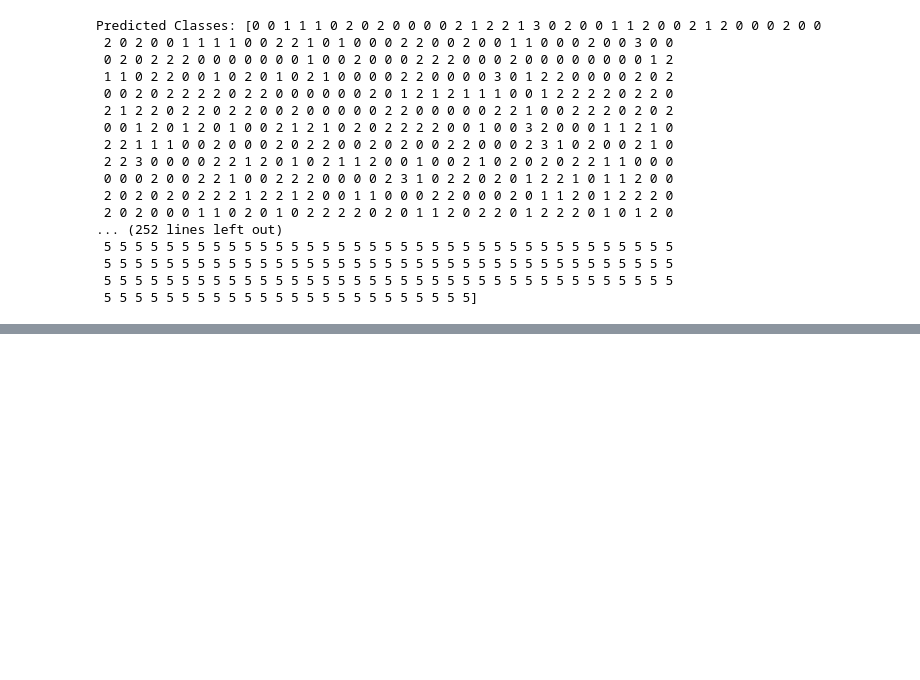
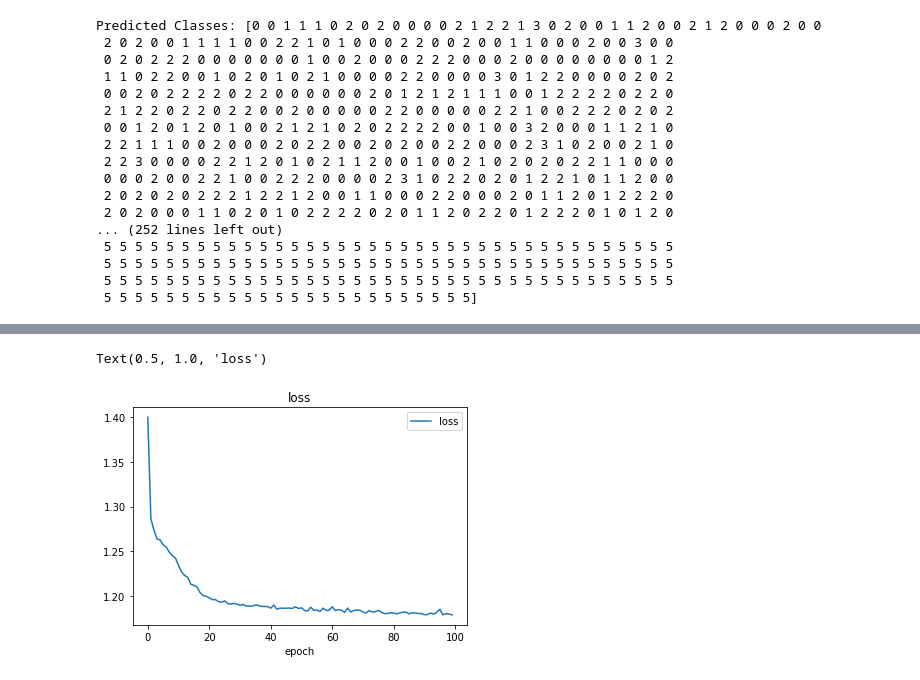
Before and after one commit to Pranav-Sukumar/NFL_Combine_Analysis, a Jupyter notebook: Seenu_Initial_Analysis/SeenuNFL.ipynb, the cells around one changed output, grey strips where cells are left out. Drawn from its saved outputs; the diff is of its cells as text; code cells hidden in the pictures; blank space fills up the shorter version.

```diff
--- a/Seenu_Initial_Analysis/SeenuNFL.ipynb
+++ b/Seenu_Initial_Analysis/SeenuNFL.ipynb
@@ -439,0 +469,9 @@ Number of Labels: 4945
+# %%
+# display loss of model
+plt.plot(h.history['loss'])
+plt.xlabel('epoch')
+plt.legend(['loss'])
+plt.title('loss')
+# %% [output]
+Text(0.5, 1.0, 'loss')
+[figure, added]
```
Also changed, not shown: parts of 29 cells of this notebook.
